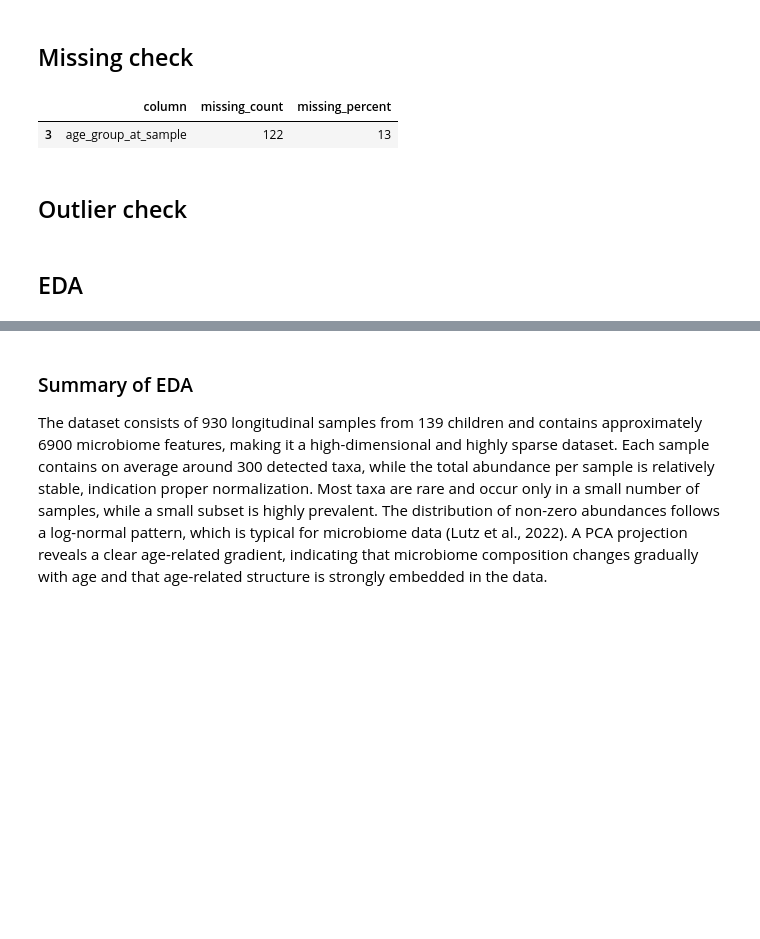
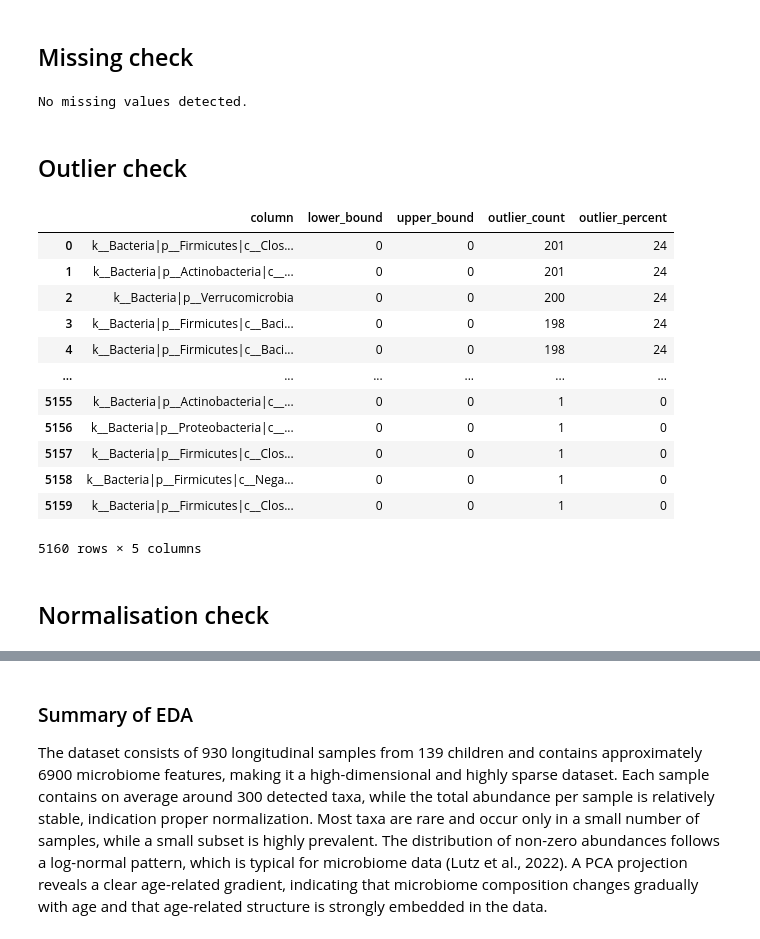
Before and after one commit to MAI-David/Data-analysis, a Jupyter notebook: notebooks/data-pipeline.ipynb, the cells around one changed output, grey strips where cells are left out. Saved outputs shown, nothing was run; the diff lists cells and outputs as text; code cells hidden in the pictures; blank space fills up the shorter version.

Commit message:
Outlier detection

```diff
--- a/notebooks/data-pipeline.ipynb
+++ b/notebooks/data-pipeline.ipynb
@@ -116,11 +117,11 @@ Age group encoding: {'1-2 weeks': np.int64(0), '11 months': np.int64(1), '14 mon
 ## Missing check
 # %%
 missing_table = (
-    merged_samples.isna()
+    encoded_samples.isna()
     .sum()
     .to_frame(name="missing_count")
     .assign(
-        missing_percent=lambda df: (df["missing_count"] / merged_samples.shape[0] * 100).round(2)
+        missing_percent=lambda df: (df["missing_count"] / encoded_samples.shape[0] * 100).round(2)
     )
     .reset_index()
     .rename(columns={"index": "column"})
@@ -128,11 +129,55 @@ missing_table = (
     .query("missing_count != 0")
 )
 
-missing_table
+if len(missing_table) > 0:
+    missing_table
+else:
+    print("No missing values detected.")
 # %% [output]
-|  | column | missing_count | missing_percent |
-| 3 | age_group_at_sample | 122 | 13 |
+No missing values detected.
 # %% [markdown]
 ## Outlier check
-# %% [markdown]
-## EDA
+# %%
+numeric_cols = encoded_samples.select_dtypes(include=[np.number]).columns
+
+q1 = encoded_samples[numeric_cols].quantile(0.25)
+q3 = encoded_samples[numeric_cols].quantile(0.75)
+iqr = q3 - q1
+
+lower_bounds = q1 - 1.5 * iqr
+upper_bounds = q3 + 1.5 * iqr
+
+outlier_mask = (encoded_samples[numeric_cols] < lower_bounds) | (encoded_samples[numeric_cols] > upper_bounds)
+outlier_counts = outlier_mask.sum()
+outlier_percent = (outlier_counts / encoded_samples.shape[0] * 100).round(2)
+
+outlier_table = (
+    pd.DataFrame({
+        "column": numeric_cols,
+        "lower_bound": lower_bounds,
+        "upper_bound": upper_bounds,
+        "outlier_count": outlier_counts,
+        "outlier_percent": outlier_percent,
+    })
+    .query("outlier_count > 0")
+    .sort_values("outlier_percent", ascending=False)
+    .reset_index(drop=True)
+)
+
+outlier_table
+# %% [output]
+|  | column | lower_bound | upper_bound | outlier_count | outlier_percent |
+| 0 | k__Bacteria|p__Firmicutes|c__Clos... | 0 | 0 | 201 | 24 |
+| 1 | k__Bacteria|p__Actinobacteria|c__... | 0 | 0 | 201 | 24 |
+| 2 | k__Bacteria|p__Verrucomicrobia | 0 | 0 | 200 | 24 |
+| 3 | k__Bacteria|p__Firmicutes|c__Baci... | 0 | 0 | 198 | 24 |
+| 4 | k__Bacteria|p__Firmicutes|c__Baci... | 0 | 0 | 198 | 24 |
+| ... | ... | ... | ... | ... | ... |
+| 5155 | k__Bacteria|p__Actinobacteria|c__... | 0 | 0 | 1 | 0 |
+| 5156 | k__Bacteria|p__Proteobacteria|c__... | 0 | 0 | 1 | 0 |
+| 5157 | k__Bacteria|p__Firmicutes|c__Clos... | 0 | 0 | 1 | 0 |
+| 5158 | k__Bacteria|p__Firmicutes|c__Nega... | 0 | 0 | 1 | 0 |
+| 5159 | k__Bacteria|p__Firmicutes|c__Clos... | 0 | 0 | 1 | 0 |
+5160 rows × 5 columns
+# %% [markdown]
+## Normalisation check
```
Also changed, not shown: parts of 19 cells of this notebook.
